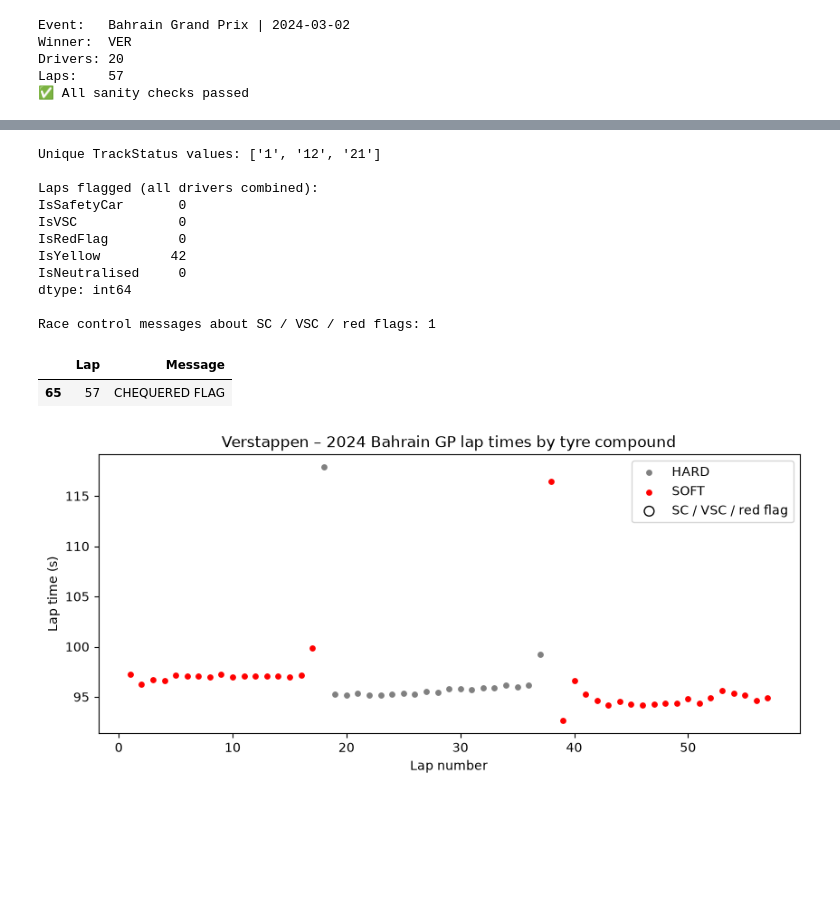
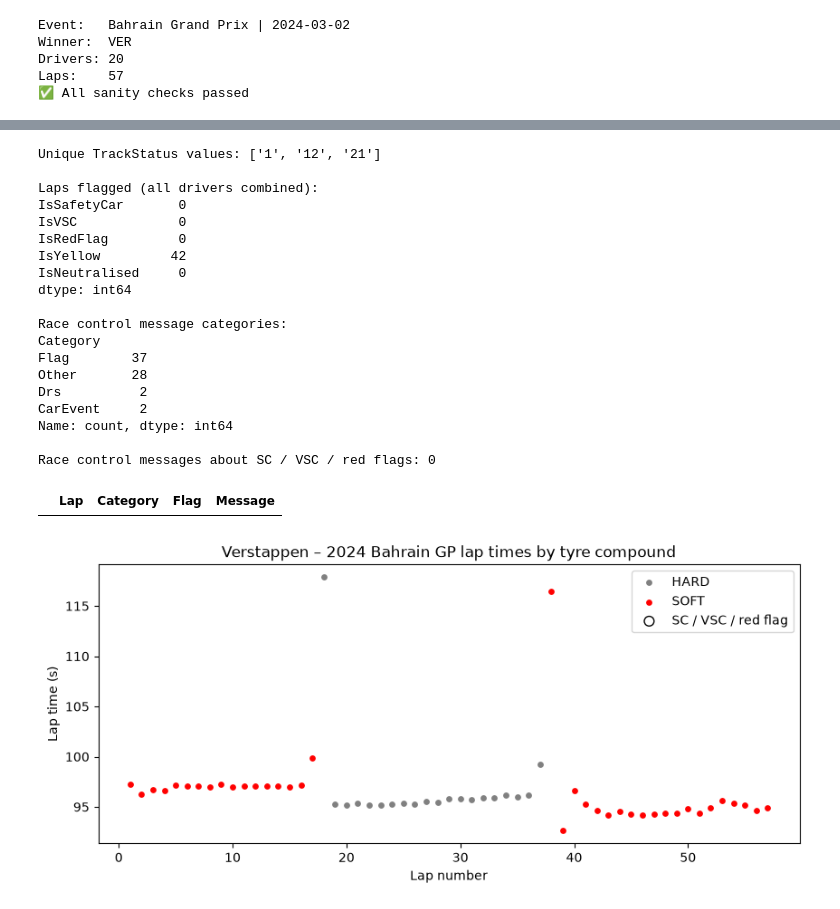
Before and after one commit to Astargame/f1-tyre-strategy-simulator, a Jupyter notebook: notebooks/00_setup_check.ipynb, the cells around one changed output, grey strips where cells are left out. Drawn from its saved outputs; the diff is of its cells as text; code cells hidden in the pictures; blank space fills up the shorter version.

Commit message:
Stage 0: setup, FastF1 sanity checks, track-status flags and notes

```diff
--- a/notebooks/00_setup_check.ipynb
+++ b/notebooks/00_setup_check.ipynb
@@ -130,38 +125,52 @@ dtype: object
 # %%
 # TrackStatus codes: 1 = green, 2 = yellow, 4 = safety car, 5 = red flag,
 # 6 = VSC deployed, 7 = VSC ending. One lap can contain several codes (e.g. "14"),
 # so we check whether a code appears ANYWHERE in the value, not whether it equals it.
 status = laps["TrackStatus"].astype(str)
 
 laps["IsSafetyCar"] = status.str.contains("4")
 laps["IsRedFlag"]   = status.str.contains("5")
 laps["IsVSC"]       = status.str.contains("6") | status.str.contains("7")
 laps["IsYellow"]    = status.str.contains("2")
 laps["IsNeutralised"] = laps["IsSafetyCar"] | laps["IsVSC"] | laps["IsRedFlag"]
 
 print("Unique TrackStatus values:", sorted(status.unique()))
 print("\nLaps flagged (all drivers combined):")
 print(laps[["IsSafetyCar", "IsVSC", "IsRedFlag", "IsYellow", "IsNeutralised"]].sum())
 
-# Cross-check against the official race control log
+# Cross-check against the official race control log.
+# Use the structured columns, not text search ("cheqUERED FLAG" matched "RED FLAG"!)
 rc = session.race_control_messages
-flag_msgs = rc[rc["Message"].str.contains("SAFETY CAR|VSC|RED FLAG", case=False, na=False)]
+print("\nRace control message categories:")
+print(rc["Category"].value_counts())
+
+is_sc_or_vsc = rc["Category"].eq("SafetyCar")
+is_red_flag  = rc["Flag"].eq("RED")
+flag_msgs = rc[is_sc_or_vsc | is_red_flag]
+
 print("\nRace control messages about SC / VSC / red flags:", len(flag_msgs))
-flag_msgs[["Lap", "Message"]].head(10)
+flag_msgs[["Lap", "Category", "Flag", "Message"]].head(10)
 # %% [output]
 Unique TrackStatus values: ['1', '12', '21']
 
 Laps flagged (all drivers combined):
 IsSafetyCar       0
 IsVSC             0
 IsRedFlag         0
 IsYellow         42
 IsNeutralised     0
 dtype: int64
 
-Race control messages about SC / VSC / red flags: 1
+Race control message categories:
+Category
+Flag        37
+Other       28
+Drs          2
+CarEvent     2
+Name: count, dtype: int64
+
+Race control messages about SC / VSC / red flags: 0
-|  | Lap | Message |
-| 65 | 57 | CHEQUERED FLAG |
+|  | Lap | Category | Flag | Message |
 # %%
 # New column, never overwrite the original LapTime
 laps["LapTimeSeconds"] = laps["LapTime"].dt.total_seconds()
```
Also changed, not shown: parts of 2 cells of this notebook.
